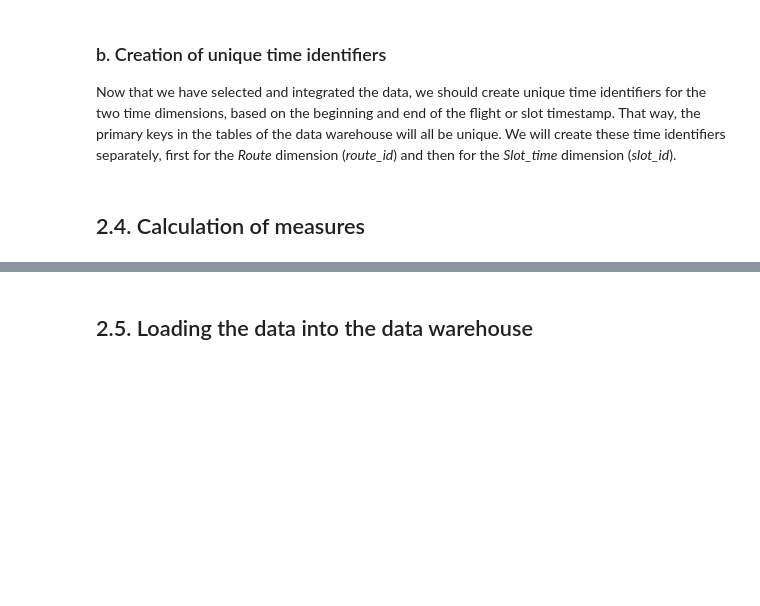
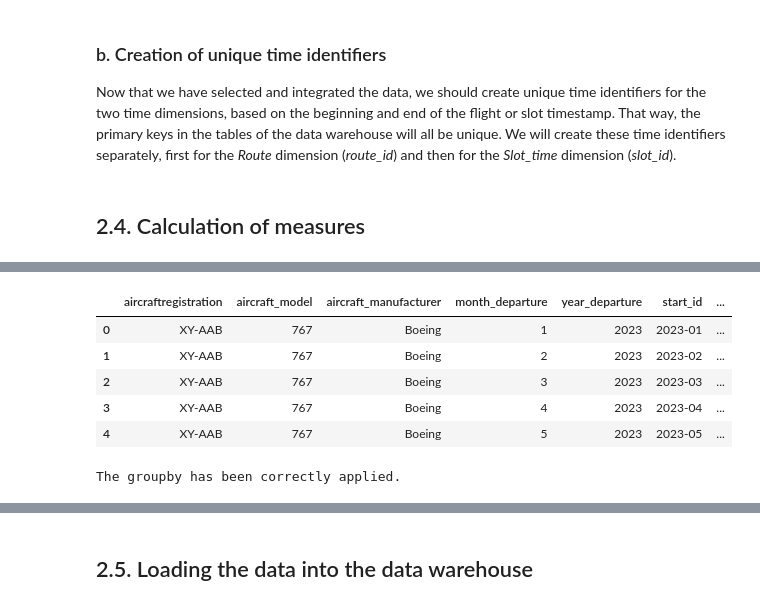
Before and after one commit to pablo-fdz/lab_3_data_mg, a Jupyter notebook: ETL_lab_3_pablo.ipynb, the cells around one changed output, grey strips where cells are left out. Drawn from its saved outputs; the diff is of its cells as text; code cells hidden in the pictures; blank space fills up the shorter version.

Commit message:
Changes to the tables and UML

```diff
--- a/ETL_lab_3_pablo.ipynb
+++ b/ETL_lab_3_pablo.ipynb
@@ -653,2 +654,14 @@ flights_timeid = time_identifier(df = flights_clean_dates, start_timestamp='actu
+# %%
+# Creating time identifier for the "Flights" fact table and the "Route" dimension
+flights_time_id = time_identifier(df = flights_clean_dates, start_timestamp='actualdeparture',
+                                 end_timestamp='actualarrival', include_day=True)
+
+# Creating time identifier for the "Flight_issues" fact table and the "Slot_time" dimension
+flight_issues_time_id = time_identifier(df = flight_issues_clean_dates, start_timestamp='scheduleddeparture',
+                                 end_timestamp='scheduledarrival', include_day=False)
+
+# Creating time identifier for the "Flight_issues" fact table and the "Slot_time" dimension
+ados_time_id = time_identifier(df = ados_clean_dates, start_timestamp='scheduleddeparture',
+                                 end_timestamp='scheduledarrival', include_day=False)
 # %% [markdown]
 ## 2.4. Calculation of measures
@@ -654,0 +680,42 @@ flights_timeid = time_identifier(df = flights_clean_dates, start_timestamp='actu
+# %%
+# We create a boolean column which is True (1) if a flight has been delayed and
+# not cancelled, and 0 otherwise
+flight_issues_time_id['delayed_not_cancelled'] = (
+    ~flight_issues_time_id['cancelled'] &
+    flight_issues_time_id['delaycode'].notna()
+)
+
+# We sum the number of delays per each aircraft, month and year, and count the total
+# number of observations. Note that grouping by the aircraft model and manufacturer is not
+# different from just grouping by the aircraft ID (same for the date)
+columns_to_groupby = [
+    'aircraftregistration', 'aircraft_model', 'aircraft_manufacturer',
+    'month_departure', 'year_departure', 'start_id'
+]
+delayed_df = (
+    flight_issues_time_id
+    .groupby(columns_to_groupby)['delayed_not_cancelled']
+    .agg(['sum', 'count'])
+    .reset_index()
+)
+# We compute the delay rate as the number of delays an aircraft has experienced per
+# month and year.
+delayed_df['delay_rate'] = delayed_df['sum'] / delayed_df['count']
+
+delayed_df.head()
+# %% [output]
+|  | aircraftregistration | aircraft_model | aircraft_manufacturer | month_departure | year_departure | start_id | ... |
+| 0 | XY-AAB | 767 | Boeing | 1 | 2023 | 2023-01 | ... |
+| 1 | XY-AAB | 767 | Boeing | 2 | 2023 | 2023-02 | ... |
+| 2 | XY-AAB | 767 | Boeing | 3 | 2023 | 2023-03 | ... |
+| 3 | XY-AAB | 767 | Boeing | 4 | 2023 | 2023-04 | ... |
+| 4 | XY-AAB | 767 | Boeing | 5 | 2023 | 2023-05 | ... |
+# %%
+# Sanity check: the sum of the counts should be equal to the number of observations
+# in the data frame flight_issues_time_id (i.e., each non-conflicting flight)
+if delayed_df['count'].sum() == len(flight_issues_time_id):
+    print('The groupby has been correctly applied.')
+else:
+    print('The groupby has not been correctly applied, the total number of considered instances is different from the number of non-conflicting flights.')
+# %% [output]
+The groupby has been correctly applied.
```
Also changed, not shown: parts of 15 cells of this notebook, 8 other files.
